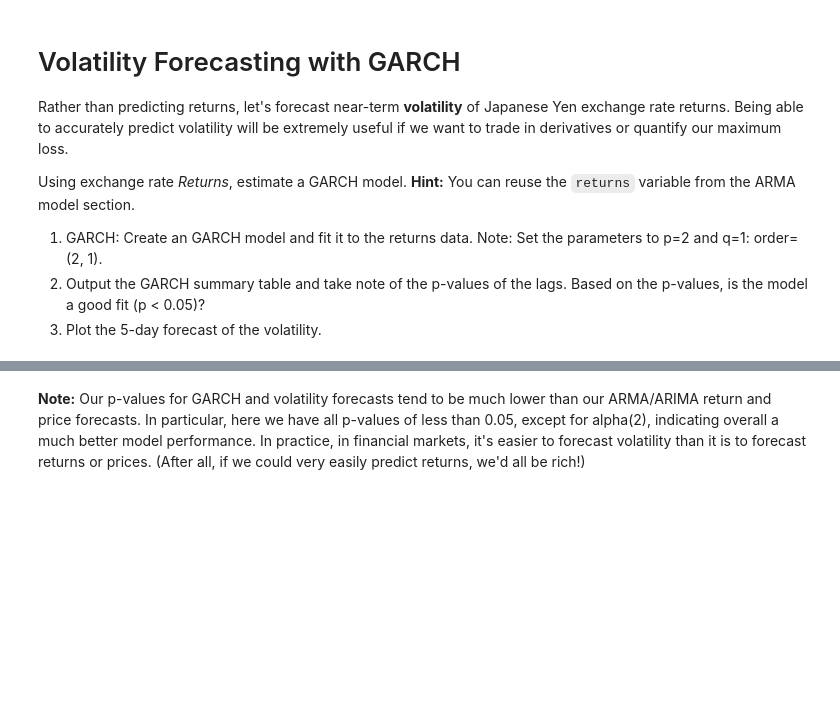
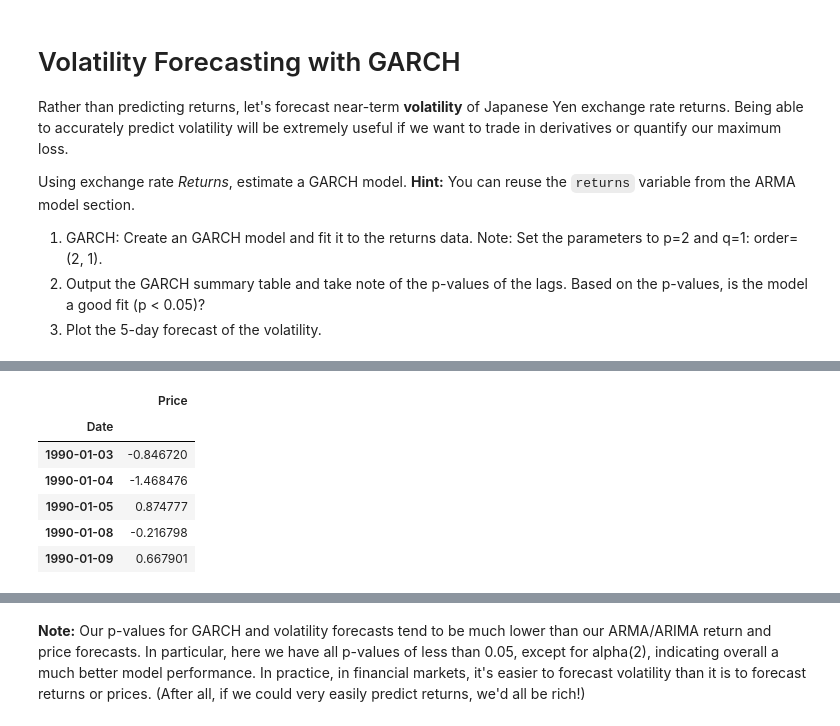
Before and after one commit to benjaminweymouth/Time-Series-analysis-using-ARIMA, a Jupyter notebook: Python Code/time_series_analysis.ipynb, the cells around one changed output, grey strips where cells are left out. Saved outputs shown, nothing was run; the diff lists cells and outputs as text; code cells hidden in the pictures; blank space fills up the shorter version.

```diff
--- a/Python Code/time_series_analysis.ipynb
+++ b/Python Code/time_series_analysis.ipynb
@@ -273,0 +284,12 @@ Optimization terminated successfully    (Exit mode 0)
+# %%
+returns = (cad_jpy_df[["Price"]].pct_change() * 100)
+returns = returns.replace(-np.inf, np.nan).dropna()
+returns.head()
+# %% [output]
+|  | Price |
+| Date |  |
+| 1990-01-03 | -0.846720 |
+| 1990-01-04 | -1.468476 |
+| 1990-01-05 | 0.874777 |
+| 1990-01-08 | -0.216798 |
+| 1990-01-09 | 0.667901 |
```
Also changed, not shown: parts of 25 cells of this notebook.
